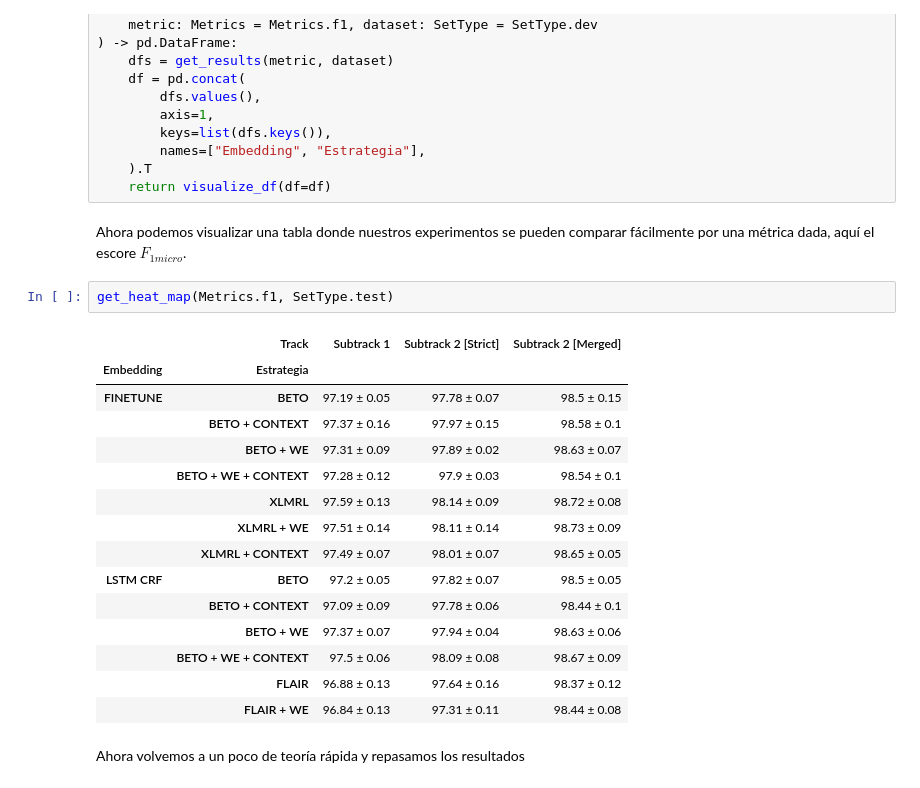
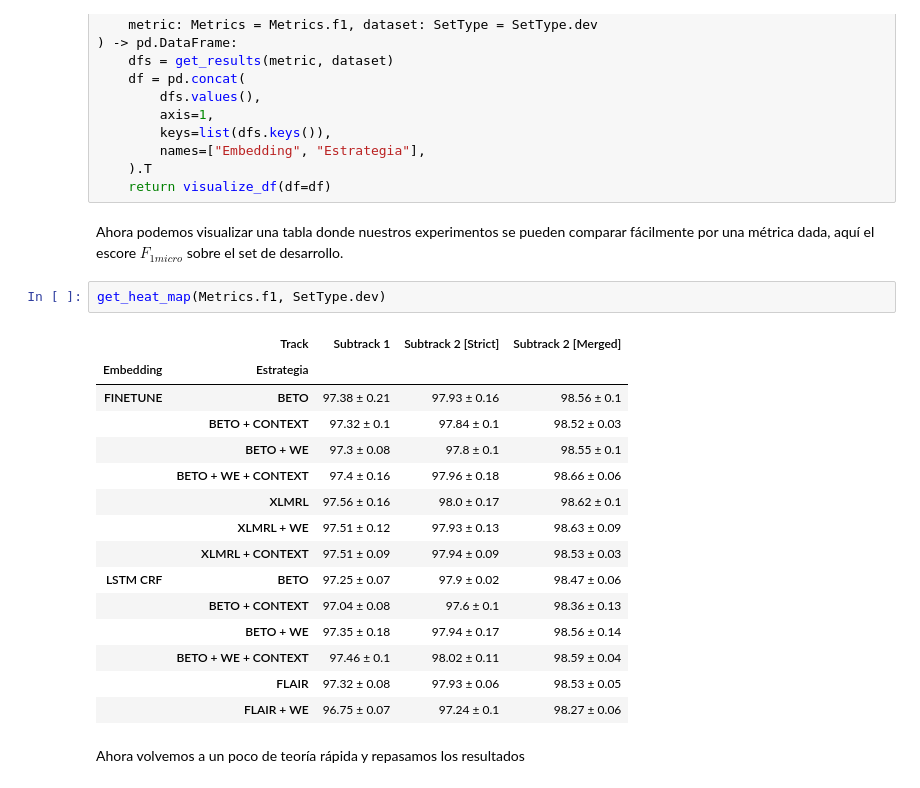
Before and after one commit to GuiGel/MedDocAn, a Jupyter notebook: presentation/cdti.ipynb, the cells around one changed output. Saved outputs shown, nothing was run; the diff lists cells and outputs as text.

```diff
--- a/presentation/cdti.ipynb
+++ b/presentation/cdti.ipynb
@@ -1212,25 +1255,25 @@ def get_heat_map(
     ).T
     return visualize_df(df=df)
 # %% [markdown]
-Ahora podemos visualizar una tabla donde nuestros experimentos se pueden comparar fácilmente por una métrica dada, aquí el escore $F_{1 micro}$.
+Ahora podemos visualizar una tabla donde nuestros experimentos se pueden comparar fácilmente por una métrica dada, aquí el escore $F_{1 micro}$ sobre el set de desarrollo.
 # %%
-get_heat_map(Metrics.f1, SetType.test)
+get_heat_map(Metrics.f1, SetType.dev)
 # %% [output]
 |  | Track | Subtrack 1 | Subtrack 2 [Strict] | Subtrack 2 [Merged] |
 | Embedding | Estrategia |  |  |  |
-| FINETUNE | BETO | 97.19 ± 0.05 | 97.78 ± 0.07 | 98.5 ± 0.15 |
-|  | BETO + CONTEXT | 97.37 ± 0.16 | 97.97 ± 0.15 | 98.58 ± 0.1 |
-|  | BETO + WE | 97.31 ± 0.09 | 97.89 ± 0.02 | 98.63 ± 0.07 |
-|  | BETO + WE + CONTEXT | 97.28 ± 0.12 | 97.9 ± 0.03 | 98.54 ± 0.1 |
-|  | XLMRL | 97.59 ± 0.13 | 98.14 ± 0.09 | 98.72 ± 0.08 |
-|  | XLMRL + WE | 97.51 ± 0.14 | 98.11 ± 0.14 | 98.73 ± 0.09 |
-|  | XLMRL + CONTEXT | 97.49 ± 0.07 | 98.01 ± 0.07 | 98.65 ± 0.05 |
-| LSTM CRF | BETO | 97.2 ± 0.05 | 97.82 ± 0.07 | 98.5 ± 0.05 |
-|  | BETO + CONTEXT | 97.09 ± 0.09 | 97.78 ± 0.06 | 98.44 ± 0.1 |
-|  | BETO + WE | 97.37 ± 0.07 | 97.94 ± 0.04 | 98.63 ± 0.06 |
-|  | BETO + WE + CONTEXT | 97.5 ± 0.06 | 98.09 ± 0.08 | 98.67 ± 0.09 |
-|  | FLAIR | 96.88 ± 0.13 | 97.64 ± 0.16 | 98.37 ± 0.12 |
-|  | FLAIR + WE | 96.84 ± 0.13 | 97.31 ± 0.11 | 98.44 ± 0.08 |
+| FINETUNE | BETO | 97.38 ± 0.21 | 97.93 ± 0.16 | 98.56 ± 0.1 |
+|  | BETO + CONTEXT | 97.32 ± 0.1 | 97.84 ± 0.1 | 98.52 ± 0.03 |
+|  | BETO + WE | 97.3 ± 0.08 | 97.8 ± 0.1 | 98.55 ± 0.1 |
+|  | BETO + WE + CONTEXT | 97.4 ± 0.16 | 97.96 ± 0.18 | 98.66 ± 0.06 |
+|  | XLMRL | 97.56 ± 0.16 | 98.0 ± 0.17 | 98.62 ± 0.1 |
+|  | XLMRL + WE | 97.51 ± 0.12 | 97.93 ± 0.13 | 98.63 ± 0.09 |
+|  | XLMRL + CONTEXT | 97.51 ± 0.09 | 97.94 ± 0.09 | 98.53 ± 0.03 |
+| LSTM CRF | BETO | 97.25 ± 0.07 | 97.9 ± 0.02 | 98.47 ± 0.06 |
+|  | BETO + CONTEXT | 97.04 ± 0.08 | 97.6 ± 0.1 | 98.36 ± 0.13 |
+|  | BETO + WE | 97.35 ± 0.18 | 97.94 ± 0.17 | 98.56 ± 0.14 |
+|  | BETO + WE + CONTEXT | 97.46 ± 0.1 | 98.02 ± 0.11 | 98.59 ± 0.04 |
+|  | FLAIR | 97.32 ± 0.08 | 97.93 ± 0.06 | 98.53 ± 0.05 |
+|  | FLAIR + WE | 96.75 ± 0.07 | 97.24 ± 0.1 | 98.27 ± 0.06 |
 # %% [markdown]
 Ahora volvemos a un poco de teoría rápida y repasamos los resultados
 # %% [markdown]
```
Also changed, not shown: parts of 20 cells of this notebook, 1 other file.
